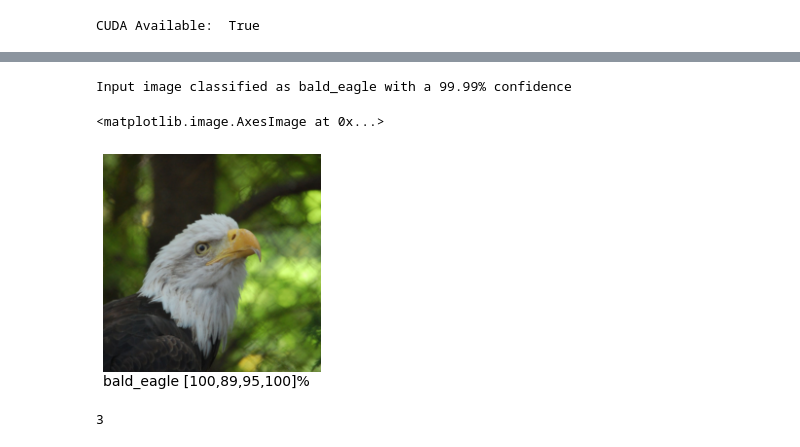
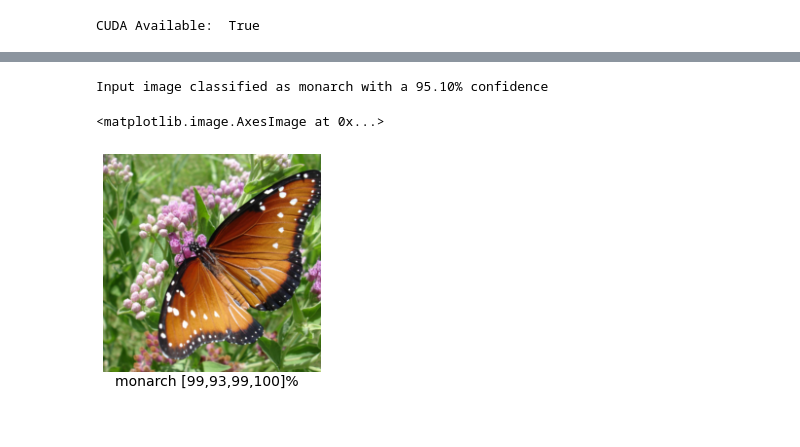
Before and after one commit to pabloac31/TFG, a Jupyter notebook: ImageNet_experiments.ipynb, the cells around one changed output, grey strips where cells are left out. Drawn from its saved outputs; the diff is of its cells as text; code cells hidden in the pictures.

```diff
--- a/ImageNet_experiments.ipynb
+++ b/ImageNet_experiments.ipynb
@@ -31,6 +31,4 @@ print("CUDA Available: ",torch.cuda.is_available())
 device = torch.device("cuda" if (use_cuda and torch.cuda.is_available()) else "cpu")
 # %% [output]
 CUDA Available:  True
-# %%
-class_idx = json.load(open("imagenet_class_index.json"))
 # %%
@@ -62,7 +57,7 @@ def image_loader(url):
   return transform(img)
 # %%
 #model = models.resnet50(pretrained=True)
-model = models.densenet169(pretrained=True)
-#model = models.mobilenet_v2(pretrained=True)
+#model = models.densenet169(pretrained=True)
+model = models.mobilenet_v2(pretrained=True)
 #model = torch.hub.load('pytorch/vision:v0.6.0', 'inception_v3', pretrained=True)
 # %% [output]
@@ -70,5 +65,5 @@ Downloading: "https://download.pytorch.org/models/densenet169-b2777c0a.pth" to /
 # %%
-img = torch.unsqueeze(image_loader('https://images.freeimages.com/images/large-previews/c77/american-bald-eagle-1057922.jpg'), dim=0)
+img = torch.unsqueeze(image_loader('https://images.freeimages.com/images/large-previews/b31/butterfly-1392408.jpg'), dim=0)
 img = img.to(device)
 # %%
 model.eval()
@@ -81,17 +76,12 @@ print('Input image classified as', class_idx[str(pred.item())][1], end='')
 percentage = torch.nn.functional.softmax(output, dim=1)[0] * 100
 print(' with a {:.2f}% confidence'.format(percentage[pred].item()))
 # %% [output]
-Input image classified as bald_eagle with a 99.99% confidence
+Input image classified as monarch with a 95.10% confidence
 # %%
 f = plt.figure()
 plt.axis('off')
-f.text(.50, .08, class_idx[str(pred.item())][1] + ' [100,89,95,100]%', ha='center', fontsize=14)
+f.text(.50, .08, class_idx[str(pred.item())][1] + ' [99,93,99,100]%', ha='center', fontsize=14)
 plt.imshow(displayable(img.clone().detach().cpu(), dataset='imagenet'))
 # %% [output]
 <matplotlib.image.AxesImage at 0x...>
-[figure, old version]
+[figure, new version]
-# %%
-_, adv_x, pert_x, n_iter = deepfool(model, device, img, num_classes=100, overshoot=0.02, lambda_fac=1.02, dataset='imagenet')
-print(n_iter)
-# %% [output]
-3
```
Also changed, not shown: parts of 10 cells of this notebook.
